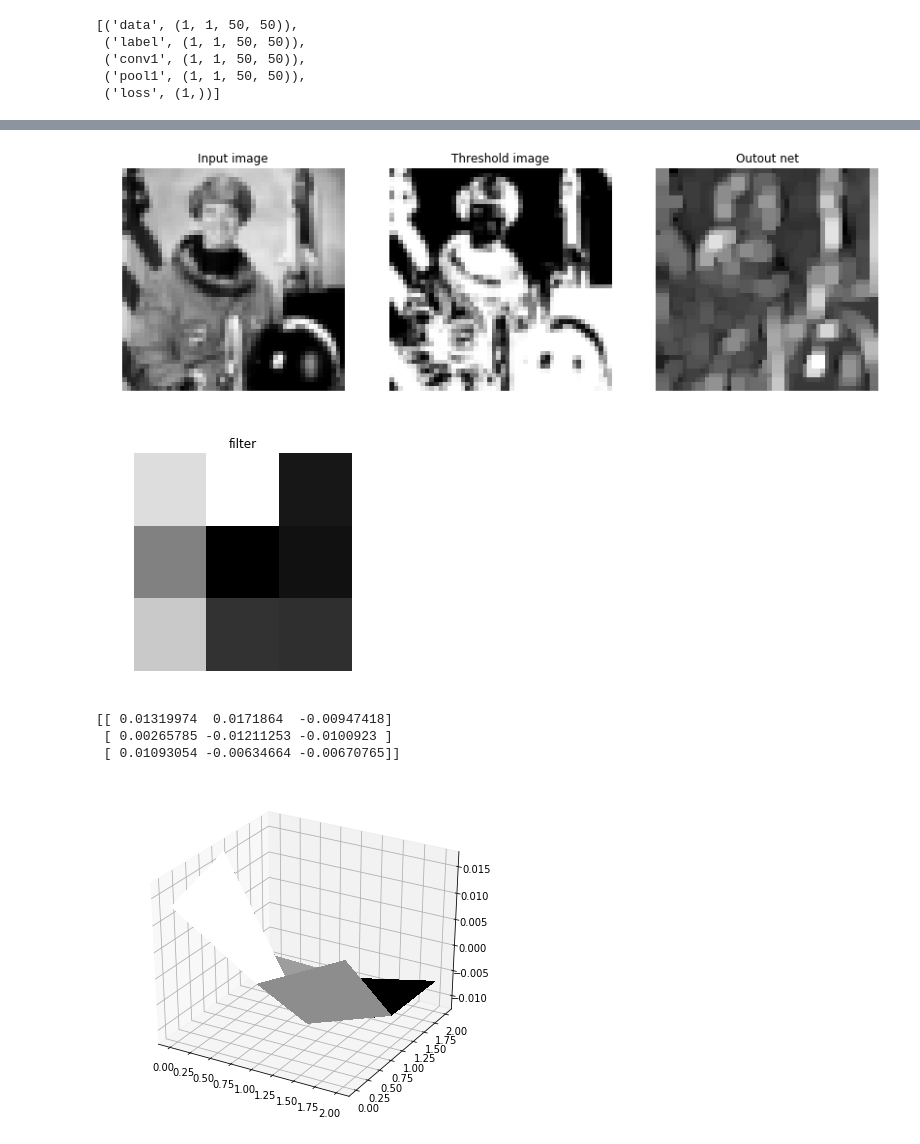
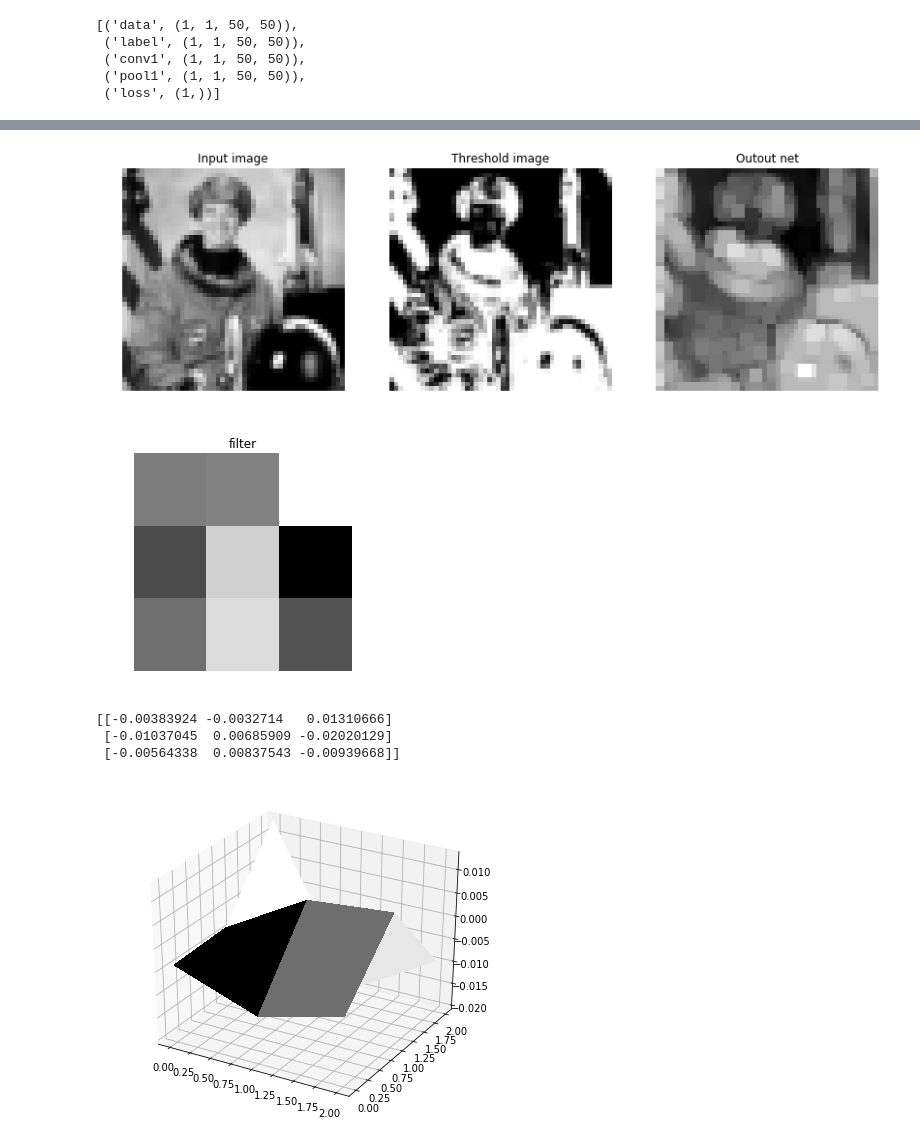
Before and after one commit to pedrodiamel/nettutorial, a Jupyter notebook: icaffelayer.ipynb, the cells around one changed output, grey strips where cells are left out. Cells and saved outputs as stored; diff of their text form; code cells hidden in the pictures.

```diff
--- a/icaffelayer.ipynb
+++ b/icaffelayer.ipynb
@@ -291,7 +297,7 @@ import scipy.misc
 
 # test
 # original image
-net = caffe.Net('test.prototxt', 'snapshot/snapshot_iter_5000.caffemodel', caffe.TEST);
+net = caffe.Net('test.prototxt', 'model/snapshot_iter_50000.caffemodel', caffe.TEST);
 
 # image input
 image = color.rgb2gray(data.astronaut());
@@ -302,34 +308,34 @@ label  = (image < mu);
 
 
 image = scipy.misc.imresize(image,(50,50))
 label = scipy.misc.imresize(label,(50,50))
 
 im_input = image[np.newaxis, np.newaxis, :, :];
 net.blobs['data'].reshape(*im_input.shape);
 net.blobs['data'].data[...] = im_input;
 out = net.forward();
 imout = out['pool1'];
 
 
 fig, (ax1, ax2, ax3) = plt.subplots(1, 3, figsize=(14, 6), sharex=True, sharey=True)
 ax1.axis('off')
 ax1.imshow(image, cmap=plt.cm.gray)
 ax1.set_title('Input image')
 ax1.set_adjustable('box-forced')
 
 ax2.axis('off')
 ax2.imshow(label, cmap=plt.cm.gray)
 ax2.set_title('Threshold image')
 ax2.set_adjustable('box-forced')
 
 ax3.axis('off')
 ax3.imshow(imout[0,0,:,:], cmap=plt.cm.gray)
 ax3.set_title('Outout net')
 ax3.set_adjustable('box-forced')
 
 plt.show()
 # %% [output]
-[figure, old version]
+[figure, new version]
 # %%
 filters = net.params['conv1'][0].data;
 filters = filters[0,0,:,:];
@@ -340,10 +346,10 @@ plt.show();
 
 print(filters)
 # %% [output]
-[figure, old version]
+[figure, new version]
-[[ 0.01319974  0.0171864  -0.00947418]
- [ 0.00265785 -0.01211253 -0.0100923 ]
- [ 0.01093054 -0.00634664 -0.00670765]]
+[[-0.00383924 -0.0032714   0.01310666]
+ [-0.01037045  0.00685909 -0.02020129]
+ [-0.00564338  0.00837543 -0.00939668]]
 # %%
 from mpl_toolkits.mplot3d import Axes3D
 # generate some sample data
@@ -365,4 +371,4 @@ ax.plot_surface(xx, yy, filters ,rstride=1, cstride=1, cmap=plt.cm.gray,
 # show it
 plt.show()
 # %% [output]
-[figure, old version]
+[figure, new version]
```
Also changed, not shown: parts of 7 cells of this notebook, 3 other files.
